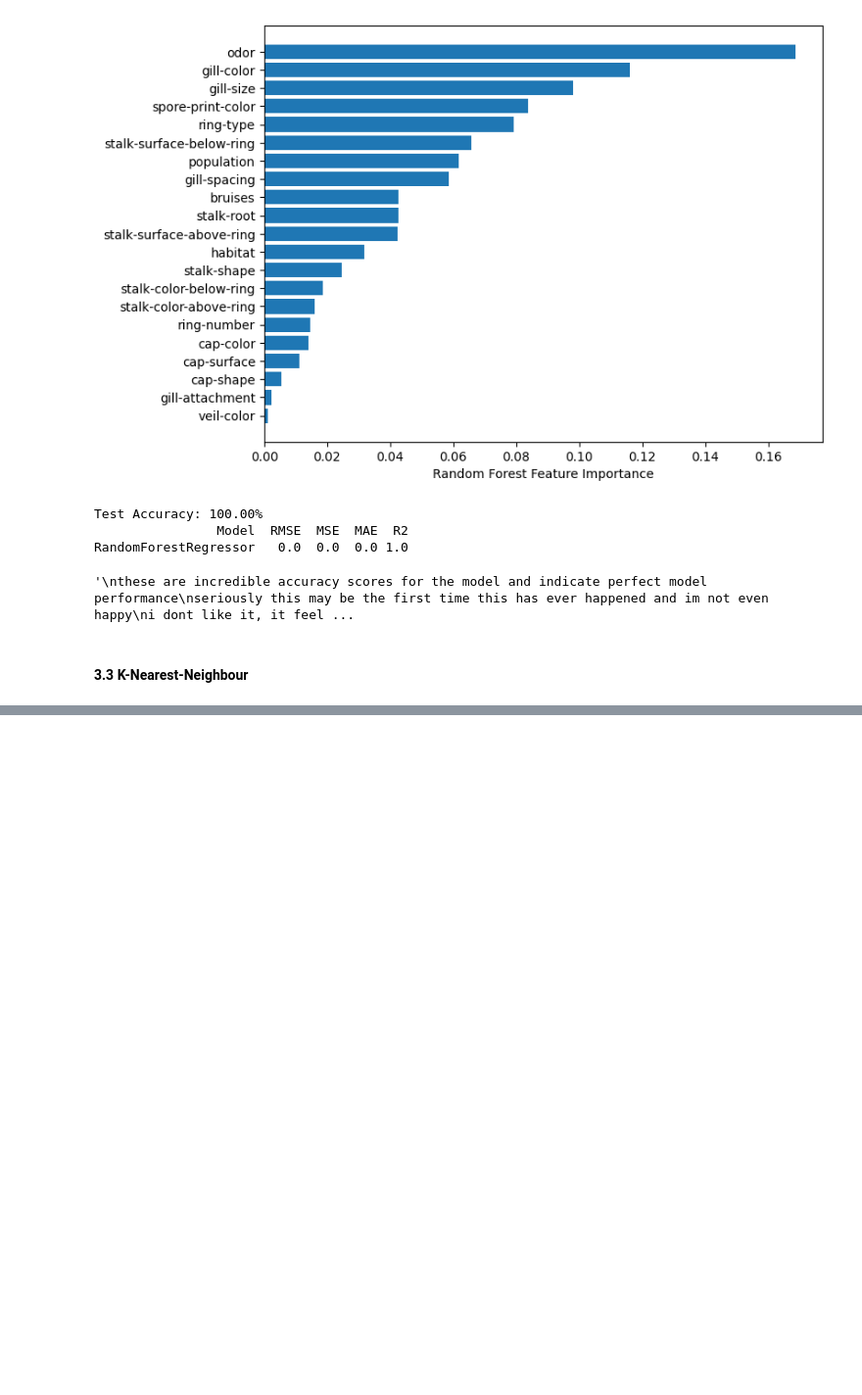
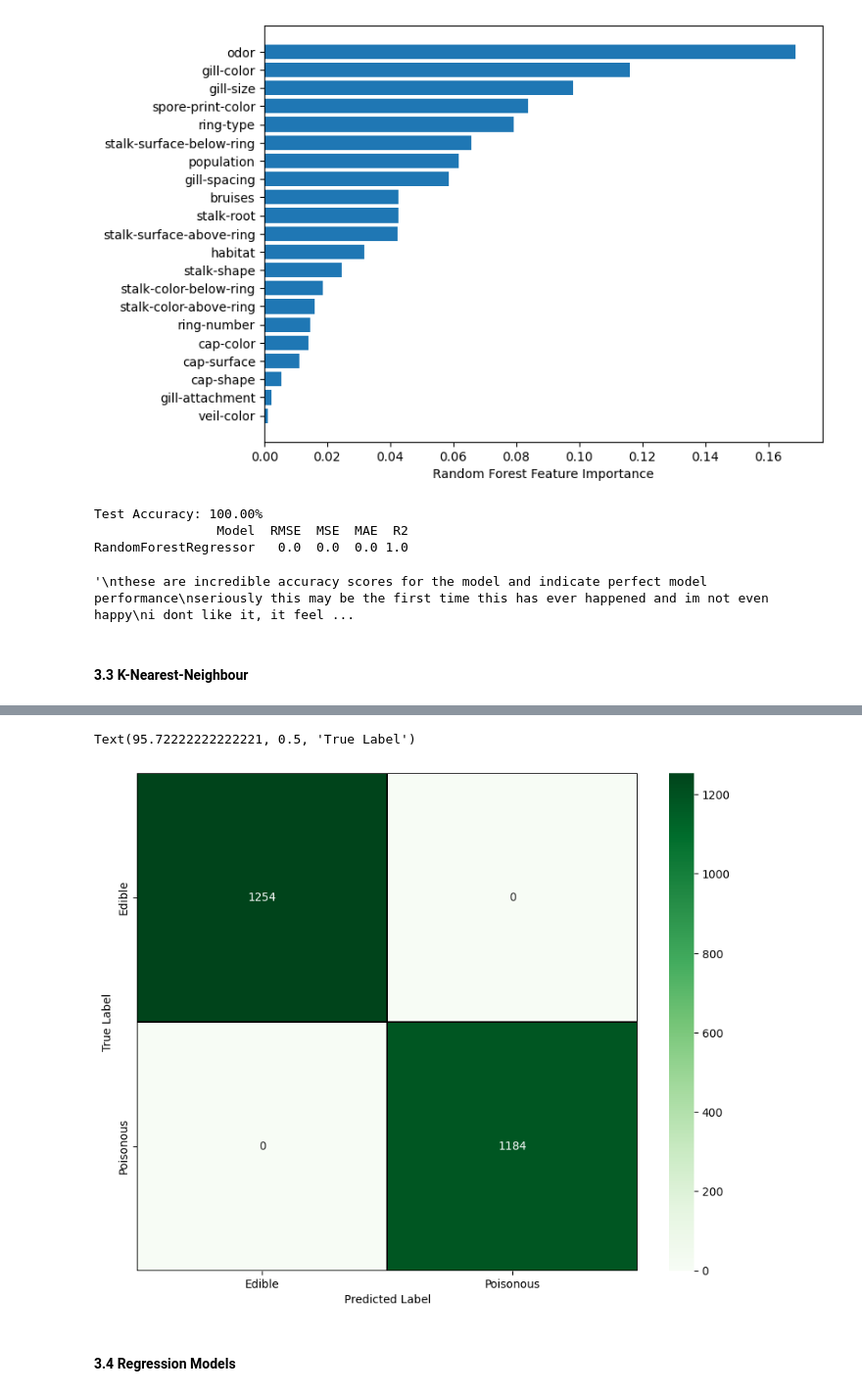
Before and after one commit to AntsyBee/Lepiota-Mushroom-Edibillity-Data-Analysis, a Jupyter notebook: src/Mushroom Data Science.ipynb, the cells around one changed output, grey strips where cells are left out. Shown: that part at 98% size. Drawn from its saved outputs; the diff is of its cells as text; code cells hidden in the pictures; blank space fills up the shorter version.

```diff
--- a/src/Mushroom Data Science.ipynb
+++ b/src/Mushroom Data Science.ipynb
@@ -297,0 +332,9 @@ RandomForestRegressor   0.0  0.0  0.0 1.0
+# %%
+from sklearn.metrics import classification_report
+#defining the KNN model with the best K value and fitting it to the training data
+knn = KNeighborsClassifier(n_neighbors=best_Kvalue)
+knn.fit(X_train, y_train)
+y_pred_knn = knn.predict(X_test)
+#predicting the target variable using the KNN model and the test data and generating a classification report
+print("KNN classifier report:\n\n", classification_report(y_test, y_pred_knn))
+#superb model performance
@@ -297,0 +352,14 @@ RandomForestRegressor   0.0  0.0  0.0 1.0
+# %%
+from sklearn.metrics import confusion_matrix
+cm = confusion_matrix(y_test, y_pred_knn)
+x_axis_labels = ['Edible', 'Poisonous']
+y_axis_labels = ['Edible', 'Poisonous']
+f, ax = plt.subplots(figsize=(10,8))
+sns.heatmap(cm, annot=True, linewidths=0.2, linecolor='black', fmt='.0f', cmap='Greens', xticklabels=x_axis_labels, yticklabels=y_axis_labels)
+plt.xlabel('Predicted Label')
+plt.ylabel('True Label')
+# %% [output]
+Text(95.72222222222221, 0.5, 'True Label')
+[figure, added]
+# %% [markdown]
+#### 3.4 Regression Models
```
Also changed, not shown: parts of 3 cells of this notebook, 2 other files.
